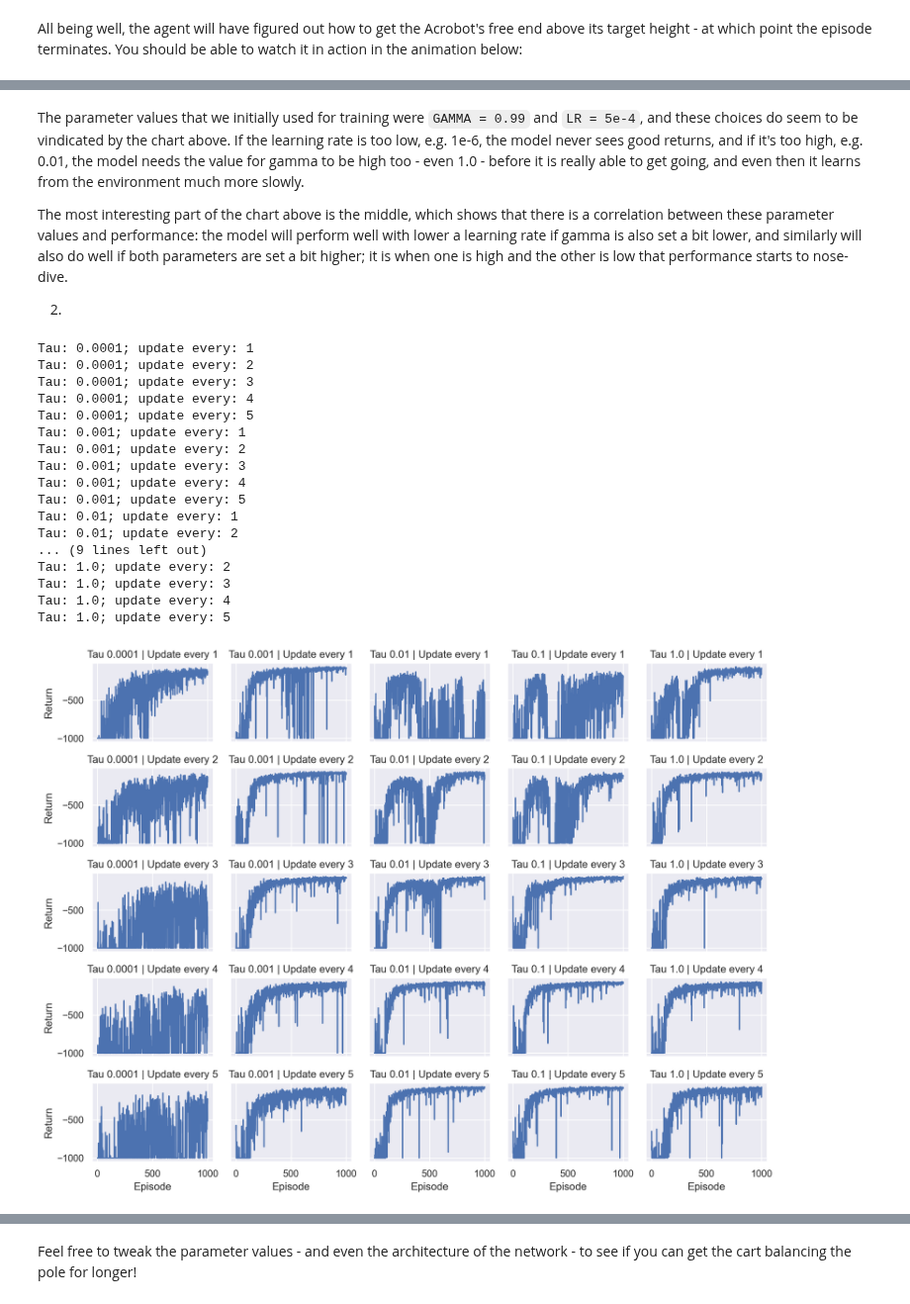
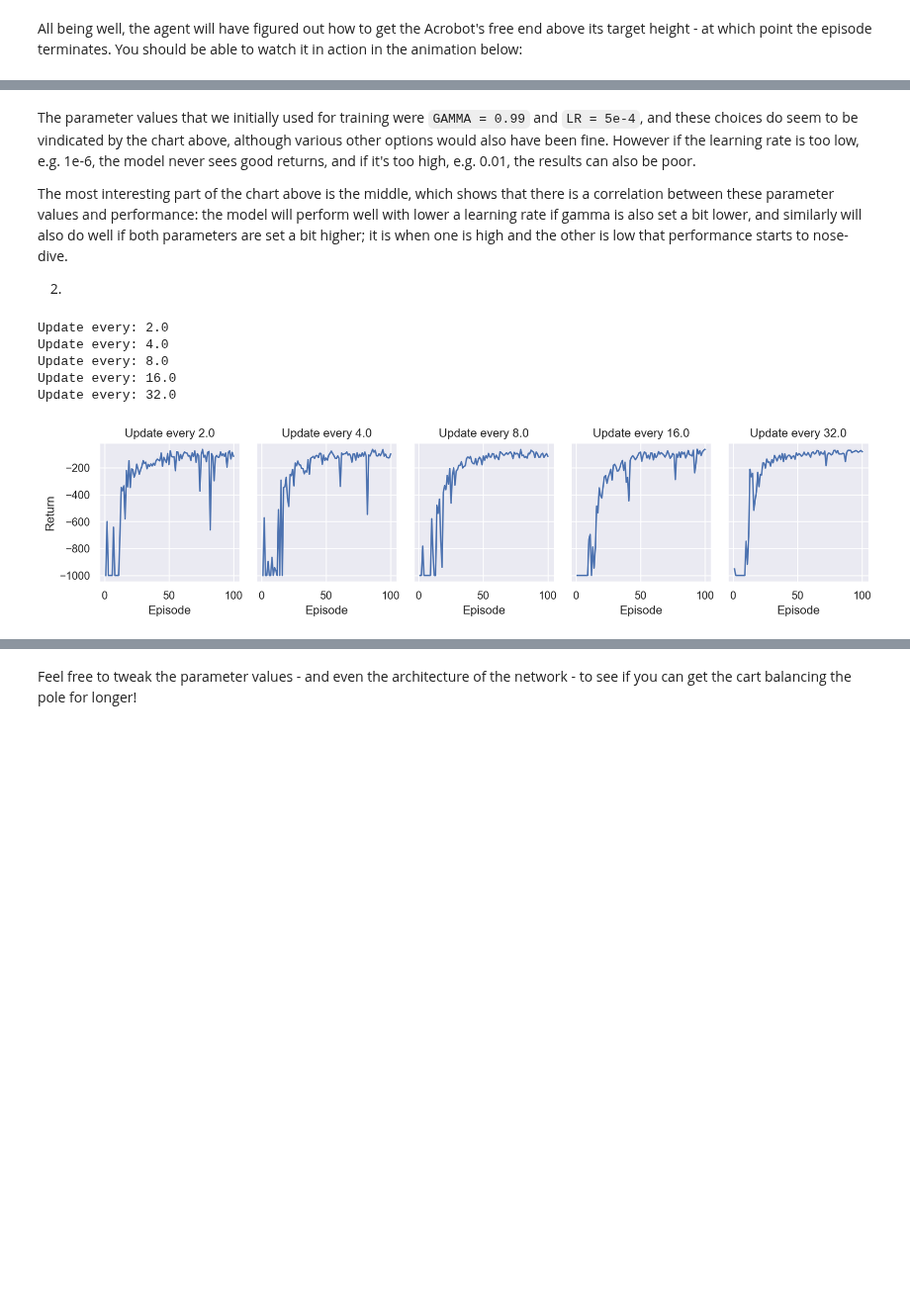
Before and after one commit to AdamTest24/Case_Studies_L2D, a Jupyter notebook: reinforcement_learning_Neythen/Session2-deep_RL/Session2-deep_RL_demo.ipynb, the cells around one changed output, grey strips where cells are left out. Shown at 99% size. Drawn from its saved outputs; the diff is of its cells as text; code cells hidden in the pictures; blank space fills up the shorter version.

```diff
--- a/reinforcement_learning_Neythen/Session2-deep_RL/Session2-deep_RL_demo.ipynb
+++ b/reinforcement_learning_Neythen/Session2-deep_RL/Session2-deep_RL_demo.ipynb
@@ -322,0 +378,10 @@ def train_DQN(agent, env, n_episodes=200, max_t=1000, decay=None, verbose=True):
+# %%
+def visualise(self):
+    """Convert the agent's behaviour in the final episode into a matplotlib animation"""
+    fig, ax = plt.subplots(figsize=(5, 4))
+    plt.axis('off')
+    plt.suptitle('Learned policy')
+    output_frames = [[ax.imshow(frame, animated=True)] for frame in self.frames.copy()]
+    return animation.ArtistAnimation(fig, output_frames, interval=50, blit=True, repeat=False)
+
+DQN_agent.visualise = visualise
@@ -326,6 +426,6 @@ def train_DQN(agent, env, n_episodes=200, max_t=1000, decay=None, verbose=True):
 Having laid all the groundwork, training the model on a newly constructed environment is straightforward:
 # %%
 env = gym.make('Acrobot-v1', render_mode='rgb_array')
-agent = DQN_agent(state_size=6, action_size=3)
-returns = train_DQN(agent, env, n_episodes=1000)
+agent = DQN_agent(env, state_size=6, action_size=3)
+returns = agent.train(n_episodes=100)
 # %% [output]
@@ -420,12 +471,12 @@ Learned policy return: -70.00
 1.
 # %%
 dfs = []
-n_episodes = 1000
+n_episodes = 50
 for GAMMA in np.linspace(0.9, 1.0, 5):
     for LR in np.logspace(-6, -2, 5):
         print(f'Gamma: {GAMMA}; learning rate: {LR}')
-        agent = DQN_agent(state_size=6, action_size=3)
-        returns = train_DQN(agent, env, n_episodes=n_episodes, verbose=False)
+        agent = DQN_agent(env, state_size=6, action_size=3)
+        returns = agent.train(n_episodes=n_episodes, verbose=False)
         dfs.append(pd.DataFrame({
             'Gamma': GAMMA,
             'LR': LR,
@@ -462,5 +513,5 @@ Gamma: 1.0; learning rate: 0.01
 # %% [markdown]
-The parameter values that we initially used for training were `GAMMA = 0.99` and `LR = 5e-4`, and these choices do seem to be vindicated by the chart above. If the learning rate is too low, e.g. 1e-6, the model never sees good returns, and if it's too high, e.g. 0.01, the model needs the value for gamma to be high too - even 1.0 - before it is really able to get going, and even then it learns from the environment much more slowly.
+The parameter values that we initially used for training were `GAMMA = 0.99` and `LR = 5e-4`, and these choices do seem to be vindicated by the chart above, although various other options would also have been fine. However if the learning rate is too low, e.g. 1e-6, the model never sees good returns, and if it's too high, e.g. 0.01, the results can also be poor.
 
 The most interesting part of the chart above is the middle, which shows that there is a correlation between these parameter values and performance: the model will perform well with lower a learning rate if gamma is also set a bit lower, and similarly will also do well if both parameters are set a bit higher; it is when one is high and the other is low that performance starts to nose-dive.
 
@@ -468,45 +519,31 @@ The most interesting part of the chart above is the middle, which shows that the
 # %%
 GAMMA = 0.99
 LR = 5e-4
 
 dfs = []
-n_episodes = 1000
-for TAU in np.logspace(-4, 0, 5):
-    for UPDATE_EVERY in range(1, 6):
-        print(f'Tau: {TAU}; update every: {UPDATE_EVERY}')
-        agent = DQN_agent(state_size=6, action_size=3)
-        returns = train_DQN(agent, env, n_episodes=n_episodes, verbose=False)
-        dfs.append(pd.DataFrame({
-            'Tau': TAU,
-            'Update every': UPDATE_EVERY,
-            'Episode': range(1, n_episodes+1),
-            'Return': returns
-        }))
+n_episodes = 100
+for UPDATE_EVERY in np.logspace(1, 5, num=5, base=2):
+    print(f'Update every: {UPDATE_EVERY}')
+    agent = DQN_agent(env, state_size=6, action_size=3)
+    returns = agent.train(n_episodes, verbose=False)
+    dfs.append(pd.DataFrame({
+        'Update every': UPDATE_EVERY,
+        'Episode': range(1, n_episodes+1),
+        'Return': returns
+    }))
 df = pd.concat(dfs).reset_index()
 (
     so.Plot(df, 'Episode', 'Return')
-    .facet('Tau', 'Update every')
+    .facet('Update every')
     .add(so.Lines())
-    .layout(size=(12, 9))
-    .label(col="{}".format, row="{}".format)
+    .layout(size=(12, 3))
+    .label(col="{}".format)
 )
 # %% [output]
-Tau: 0.0001; update every: 1
-Tau: 0.0001; update every: 2
-Tau: 0.0001; update every: 3
-Tau: 0.0001; update every: 4
-Tau: 0.0001; update every: 5
-Tau: 0.001; update every: 1
-Tau: 0.001; update every: 2
-Tau: 0.001; update every: 3
-Tau: 0.001; update every: 4
-Tau: 0.001; update every: 5
-Tau: 0.01; update every: 1
-Tau: 0.01; update every: 2
-... (9 lines left out)
-Tau: 1.0; update every: 2
-Tau: 1.0; update every: 3
-Tau: 1.0; update every: 4
-Tau: 1.0; update every: 5
+Update every: 2.0
+Update every: 4.0
+Update every: 8.0
+Update every: 16.0
+Update every: 32.0
-[figure, old version]
+[figure, new version]
 # %% [markdown]
```
Also changed, not shown: parts of 33 cells of this notebook.
